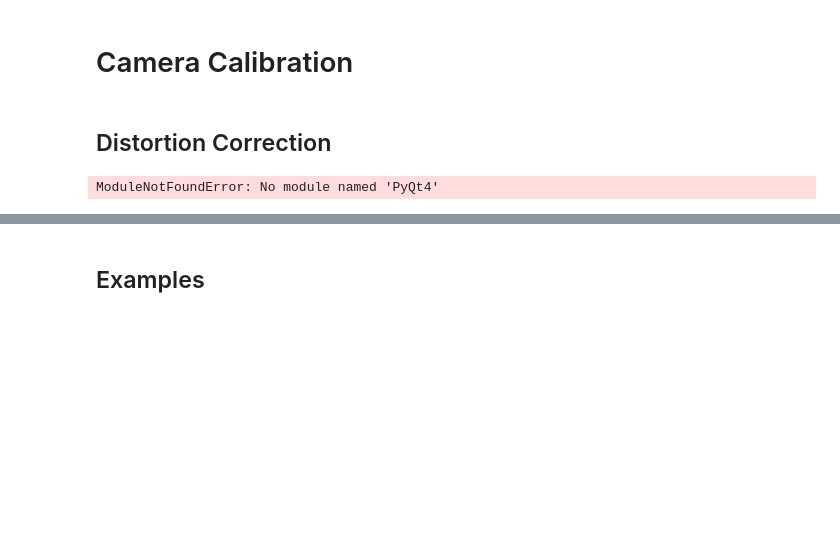
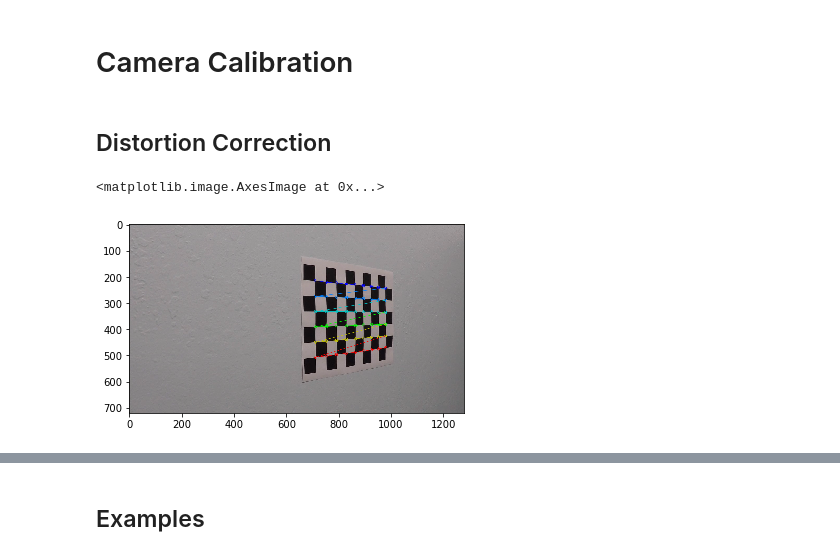
Before and after one commit to mi7flat5/Advanced_Lane_lines, a Jupyter notebook: Perception_Piepeline.ipynb, the cells around one changed output, grey strips where cells are left out. Cells and saved outputs as stored; diff of their text form; code cells hidden in the pictures; blank space fills up the shorter version.

```diff
--- a/Perception_Piepeline.ipynb
+++ b/Perception_Piepeline.ipynb
@@ -7,65 +7,42 @@
 # %% [markdown]
 ## Distortion Correction
 # %%
-
 import numpy as np
 import cv2
 import glob
 import matplotlib.pyplot as plt
 import pickle
 import random
 %matplotlib inline
 
 # prepare object points, like (0,0,0), (1,0,0), (2,0,0) ....,(6,5,0)
 objp = np.zeros((6*9,3), np.float32)
 objp[:, :2] = np.mgrid[0:9, 0:6].T.reshape(-1, 2)
 
 # Arrays to store object points and image points from all the images.
 objpoints = [] # 3d points in real world space
 imgpoints = [] # 2d points in image plane.
 
 # Make a list of calibration images
 images = glob.glob('./camera_cal/calibration*.jpg')
-
+corner_imgs = []
 # Step through the list and search for chessboard corners
 for fname in images:
     img = cv2.imread(fname)
     gray = cv2.cvtColor(img,cv2.COLOR_BGR2GRAY)
 
     # Find the chessboard corners
     ret, corners = cv2.findChessboardCorners(gray, (9,6),None)
 
     # If found, add object points, image points
     if ret:
         objpoints.append(objp)
         imgpoints.append(corners)
+        corner_imgs.append( cv2.drawChessboardCorners(img, (9, 6), corners, ret))
 
-    print(ret)
+randidx = random.randint(0, len(corner_imgs))
 
-
-# Test undistortion on an image
-
-img = cv2.imread(images[5])
-img_size = (img.shape[1], img.shape[0])
-
-# Do camera calibration given object points and image points
-ret, mtx, dist, rvecs, tvecs = cv2.calibrateCamera(objpoints, imgpoints, img_size,None,None)
-
-
-dst = cv2.undistort(img, mtx, dist, None, mtx)
-cv2.imwrite('camera_cal/test_undist.jpg',dst)
-
-# Save the camera calibration result for later use (we won't worry about rvecs / tvecs)
-dist_pickle = {}
-dist_pickle["mtx"] = mtx
-dist_pickle["dist"] = dist
-pickle.dump( dist_pickle, open( "camera_cal/wide_dist_pickle.p", "wb" ) )
-#dst = cv2.cvtColor(dst, cv2.COLOR_BGR2RGB)
-# Visualize undistortion
-f, (ax1, ax2) = plt.subplots(1, 2, figsize=(20,10))
-ax1.imshow(img)
-ax1.set_title('Original Image', fontsize=30)
-ax2.imshow(dst)
-ax2.set_title('Undistorted Image', fontsize=30)
+plt.imshow(corner_imgs[randidx])
 # %% [output]
-ModuleNotFoundError: No module named 'PyQt4'
+<matplotlib.image.AxesImage at 0x...>
+[figure, added]
```
Also changed, not shown: parts of 2 cells of this notebook.
